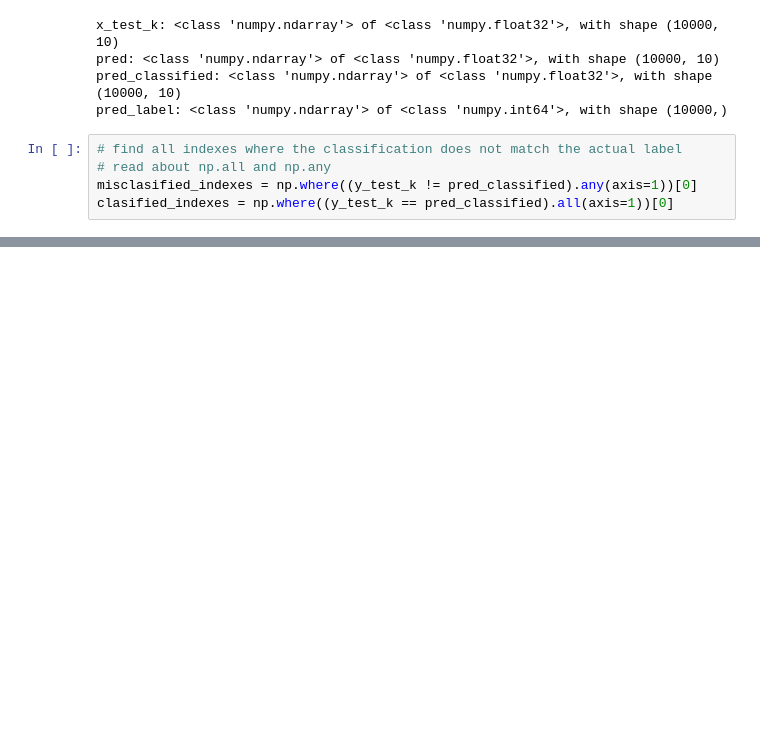
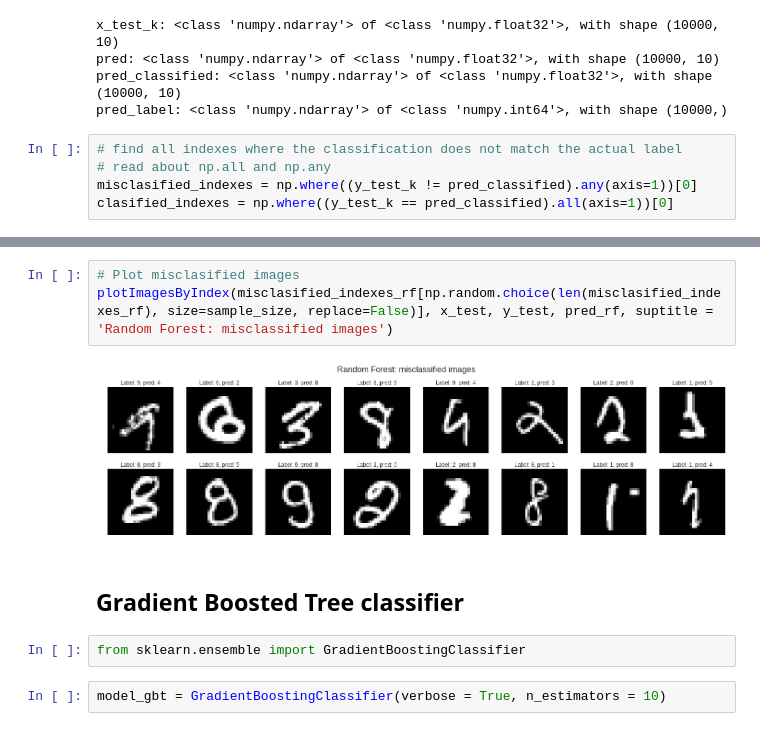
Before and after one commit to jahabdank/mnist-digit-classifiers, a Jupyter notebook: keras_mnist_digit_recognition.ipynb, the cells around one changed output, grey strips where cells are left out. Drawn from its saved outputs; the diff is of its cells as text; blank space fills up the shorter version.

```diff
--- a/keras_mnist_digit_recognition.ipynb
+++ b/keras_mnist_digit_recognition.ipynb
@@ -338,0 +450,11 @@ plotImagesByIndex(misclasified_indexes[np.random.choice(len(misclasified_indexes
+# %%
+# Plot misclasified images
+plotImagesByIndex(misclasified_indexes_rf[np.random.choice(len(misclasified_indexes_rf), size=sample_size, replace=False)], x_test, y_test, pred_rf, suptitle = 'Random Forest: misclassified images')
+# %% [output]
+[figure, added]
+# %% [markdown]
+## Gradient Boosted Tree classifier
+# %%
+from sklearn.ensemble import GradientBoostingClassifier
+# %%
+model_gbt = GradientBoostingClassifier(verbose = True, n_estimators = 10)
```
Also changed, not shown: parts of 68 cells of this notebook.
